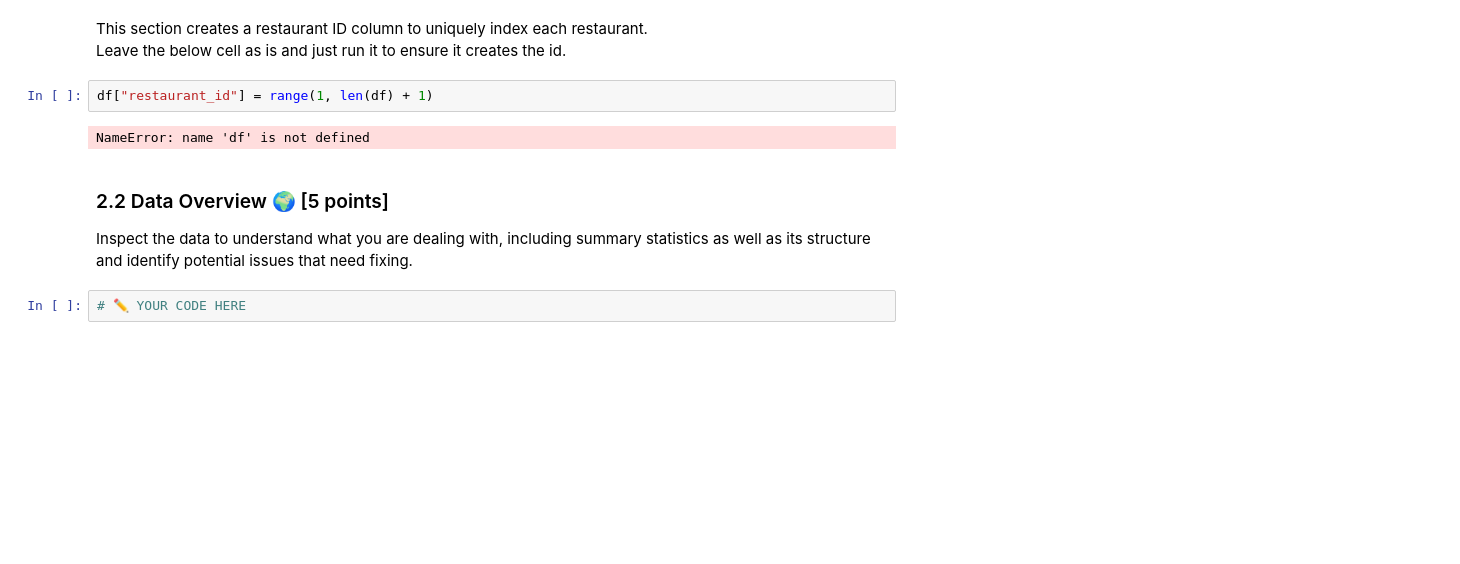
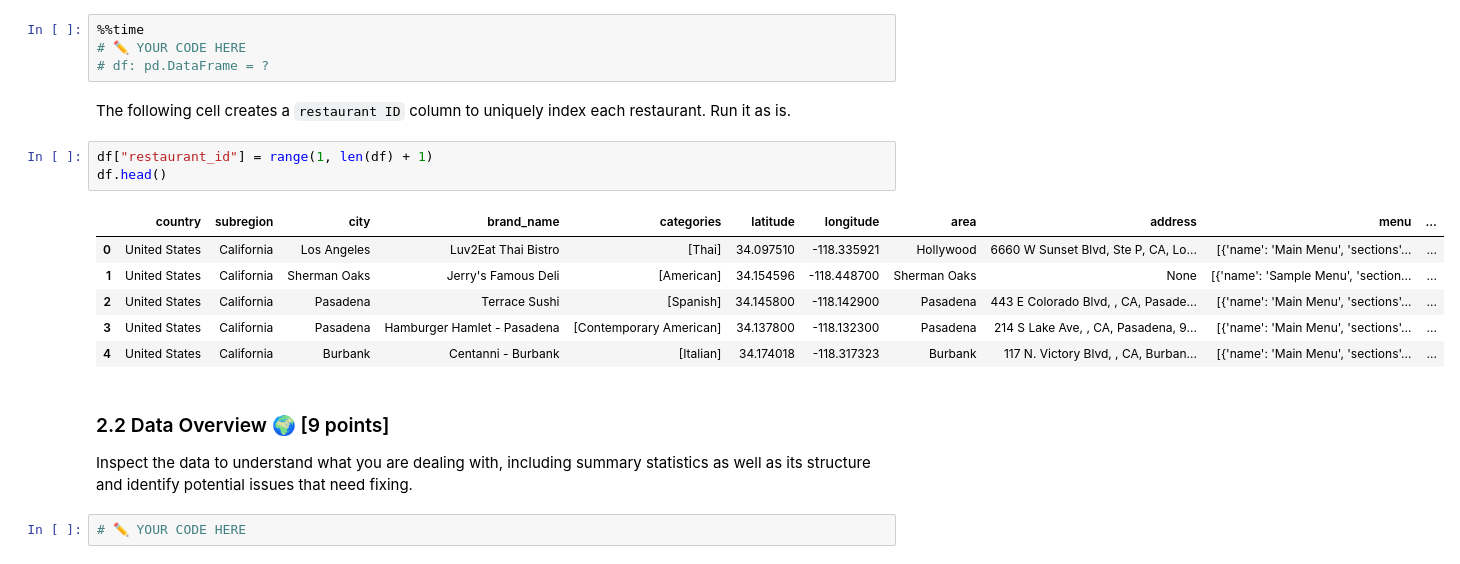
Before and after one commit to dotlas/mission_dotlas, a Jupyter notebook: mission.ipynb, the cells around one changed output. Saved outputs shown, nothing was run; the diff lists cells and outputs as text; blank space fills up the shorter version.

```diff
--- a/mission.ipynb
+++ b/mission.ipynb
@@ -81,13 +77,21 @@ Wall time: 21.3 s
+# %%
+%%time
+# ✏️ YOUR CODE HERE
+# df: pd.DataFrame = ?
 # %% [markdown]
-This section creates a restaurant ID column to uniquely index each restaurant.
-<br>
-Leave the below cell as is and just run it to ensure it creates the id.
+The following cell creates a `restaurant ID` column to uniquely index each restaurant. Run it as is.
-# %%
-df["restaurant_id"] = range(1, len(df) + 1)
-# %% [output]
-NameError: name 'df' is not defined
+# %%
+df["restaurant_id"] = range(1, len(df) + 1)
+df.head()
+# %% [output]
+|  | country | subregion | city | brand_name | categories | latitude | longitude | area | address | menu | ... |
+| 0 | United States | California | Los Angeles | Luv2Eat Thai Bistro | [Thai] | 34.097510 | -118.335921 | Hollywood | 6660 W Sunset Blvd, Ste P, CA, Lo... | [{'name': 'Main Menu', 'sections'... | ... |
+| 1 | United States | California | Sherman Oaks | Jerry's Famous Deli | [American] | 34.154596 | -118.448700 | Sherman Oaks | None | [{'name': 'Sample Menu', 'section... | ... |
+| 2 | United States | California | Pasadena | Terrace Sushi | [Spanish] | 34.145800 | -118.142900 | Pasadena | 443 E Colorado Blvd, , CA, Pasade... | [{'name': 'Main Menu', 'sections'... | ... |
+| 3 | United States | California | Pasadena | Hamburger Hamlet - Pasadena | [Contemporary American] | 34.137800 | -118.132300 | Pasadena | 214 S Lake Ave, , CA, Pasadena, 9... | [{'name': 'Main Menu', 'sections'... | ... |
+| 4 | United States | California | Burbank | Centanni - Burbank | [Italian] | 34.174018 | -118.317323 | Burbank | 117 N. Victory Blvd, , CA, Burban... | [{'name': 'Main Menu', 'sections'... | ... |
 # %% [markdown]
-### 2.2 Data Overview 🌍 [5 points]
+### 2.2 Data Overview 🌍 [9 points]
 Inspect the data to understand what you are dealing with, including summary statistics as well as its structure and identify potential issues that need fixing.
 # %%
 # ✏️ YOUR CODE HERE
```
Also changed, not shown: parts of 21 cells of this notebook, 2 other files.
